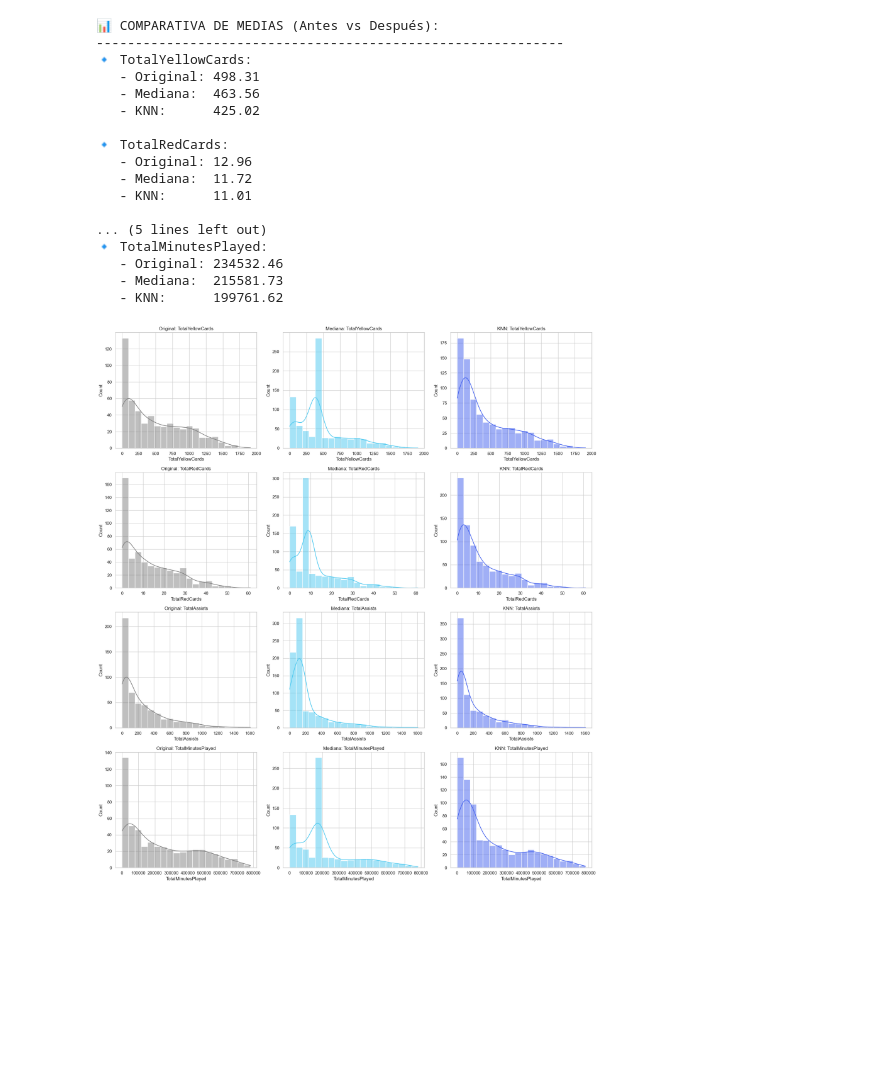
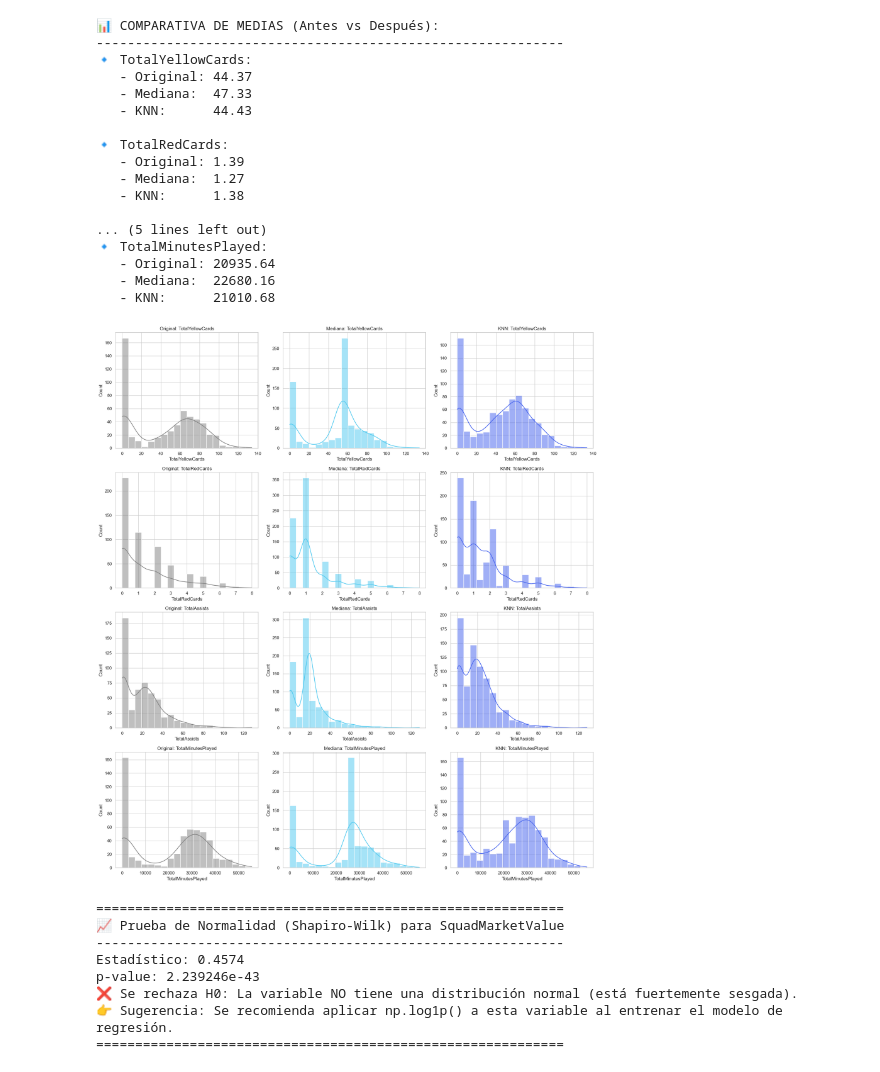
Before and after one commit to juanfruiz1/Analitica-de-datos, a Jupyter notebook: notebooks/eda_regresion.ipynb, the cells around one changed output. Drawn from its saved outputs; the diff is of its cells as text; code cells hidden in the pictures; blank space fills up the shorter version.

```diff
--- a/notebooks/eda_regresion.ipynb
+++ b/notebooks/eda_regresion.ipynb
@@ -289,10 +282,34 @@ df_median[cols_con_nulos] = imputer_median.fit_transform(df_median[cols_con_nulo
 imputer_knn = KNNImputer(n_neighbors=5)
 df_knn[num_cols] = imputer_knn.fit_transform(df_knn[num_cols])
 # %%
-# Definimos las 4 columnas que tienen nulos
+from sklearn.impute import SimpleImputer, KNNImputer
+from scipy.stats import shapiro
+
+# ==============================================================================
+# 1. IMPUTACIÓN DE DATOS (CORREGIDA PARA EVITAR DATA LEAKAGE)
+# ==============================================================================
+# Creamos copias para comparar métodos
+df_median = df.copy()
+df_knn = df.copy()
+
+# Variables numéricas con nulos
 cols_faltantes = ['TotalYellowCards', 'TotalRedCards', 'TotalAssists', 'TotalMinutesPlayed']
 
-# --- 1. Generamos las comparaciones estadísticas ---
+# MÉTODO A: Medida de tendencia central (Mediana)
+imputer_median = SimpleImputer(strategy='median')
+df_median[cols_faltantes] = imputer_median.fit_transform(df_median[cols_faltantes])
+
+# MÉTODO B: KNN Imputer
+# IMPORTANTE: Excluimos el Target (SquadMarketValue) para no hacer trampa en la imputación
+cols_para_imputar = [col for col in num_cols if col != 'SquadMarketValue']
+
+imputer_knn = KNNImputer(n_neighbors=5)
+df_knn[cols_para_imputar] = imputer_knn.fit_transform(df_knn[cols_para_imputar])
+
+
+# ==============================================================================
+# 2. COMPARATIVA ESTADÍSTICA Y VISUALIZACIÓN
+# ==============================================================================
 print("📊 COMPARATIVA DE MEDIAS (Antes vs Después):")
 print("-" * 60)
 
@@ -306,41 +323,69 @@ for col in cols_faltantes:
     print(f"   - Mediana:  {median_mean:.2f}")
     print(f"   - KNN:      {knn_mean:.2f}\n")
 
-# --- 2. Visualización Masiva (Histogramas Comparativos) ---
 # Creamos una cuadrícula de 4 filas (una por variable) y 3 columnas (Original, Mediana, KNN)
 fig, axes = plt.subplots(len(cols_faltantes), 3, figsize=(18, 20))
 
 for i, col in enumerate(cols_faltantes):
     # Columna 1: Original (con nulos)
     sns.histplot(df[col], kde=True, ax=axes[i, 0], color='gray', bins=20)
     axes[i, 0].set_title(f'Original: {col}')
 
     # Columna 2: Imputación por Mediana
     sns.histplot(df_median[col], kde=True, ax=axes[i, 1], color='#4cc9f0', bins=20)
     axes[i, 1].set_title(f'Mediana: {col}')
 
     # Columna 3: Imputación por KNN
     sns.histplot(df_knn[col], kde=True, ax=axes[i, 2], color='#4361ee', bins=20)
     axes[i, 2].set_title(f'KNN: {col}')
 
 plt.tight_layout()
 plt.show()
+
+
+# ==============================================================================
+# 3. PRUEBA DE NORMALIDAD (SHAPIRO-WILK) PARA EL TARGET
+# ==============================================================================
+print("\n" + "="*60)
+print("📈 Prueba de Normalidad (Shapiro-Wilk) para SquadMarketValue")
+print("-" * 60)
+
+# Calculamos el test eliminando nulos por si acaso
+stat, p_value = shapiro(df['SquadMarketValue'].dropna())
+
+print(f"Estadístico: {stat:.4f}")
+print(f"p-value: {p_value:.6e}")
+
+if p_value < 0.05:
+    print("❌ Se rechaza H0: La variable NO tiene una distribución normal (está fuertemente sesgada).")
+    print("👉 Sugerencia: Se recomienda aplicar np.log1p() a esta variable al entrenar el modelo de regresión.")
+else:
+    print("✅ No se rechaza H0: La variable parece tener distribución normal.")
+print("="*60)
 # %% [output]
 📊 COMPARATIVA DE MEDIAS (Antes vs Después):
 ------------------------------------------------------------
 🔹 TotalYellowCards:
-   - Original: 498.31
-   - Mediana:  463.56
-   - KNN:      425.02
+   - Original: 44.37
+   - Mediana:  47.33
+   - KNN:      44.43
 
 🔹 TotalRedCards:
-   - Original: 12.96
-   - Mediana:  11.72
-   - KNN:      11.01
+   - Original: 1.39
+   - Mediana:  1.27
+   - KNN:      1.38
 
 ... (5 lines left out)
 🔹 TotalMinutesPlayed:
-   - Original: 234532.46
-   - Mediana:  215581.73
-   - KNN:      199761.62
+   - Original: 20935.64
+   - Mediana:  22680.16
+   - KNN:      21010.68
-[figure, old version]
+[figure, new version]
+============================================================
+📈 Prueba de Normalidad (Shapiro-Wilk) para SquadMarketValue
+------------------------------------------------------------
+Estadístico: 0.4574
+p-value: 2.239246e-43
+❌ Se rechaza H0: La variable NO tiene una distribución normal (está fuertemente sesgada).
+👉 Sugerencia: Se recomienda aplicar np.log1p() a esta variable al entrenar el modelo de regresión.
+============================================================
```
Also changed, not shown: parts of 15 cells of this notebook, 6 other files.
